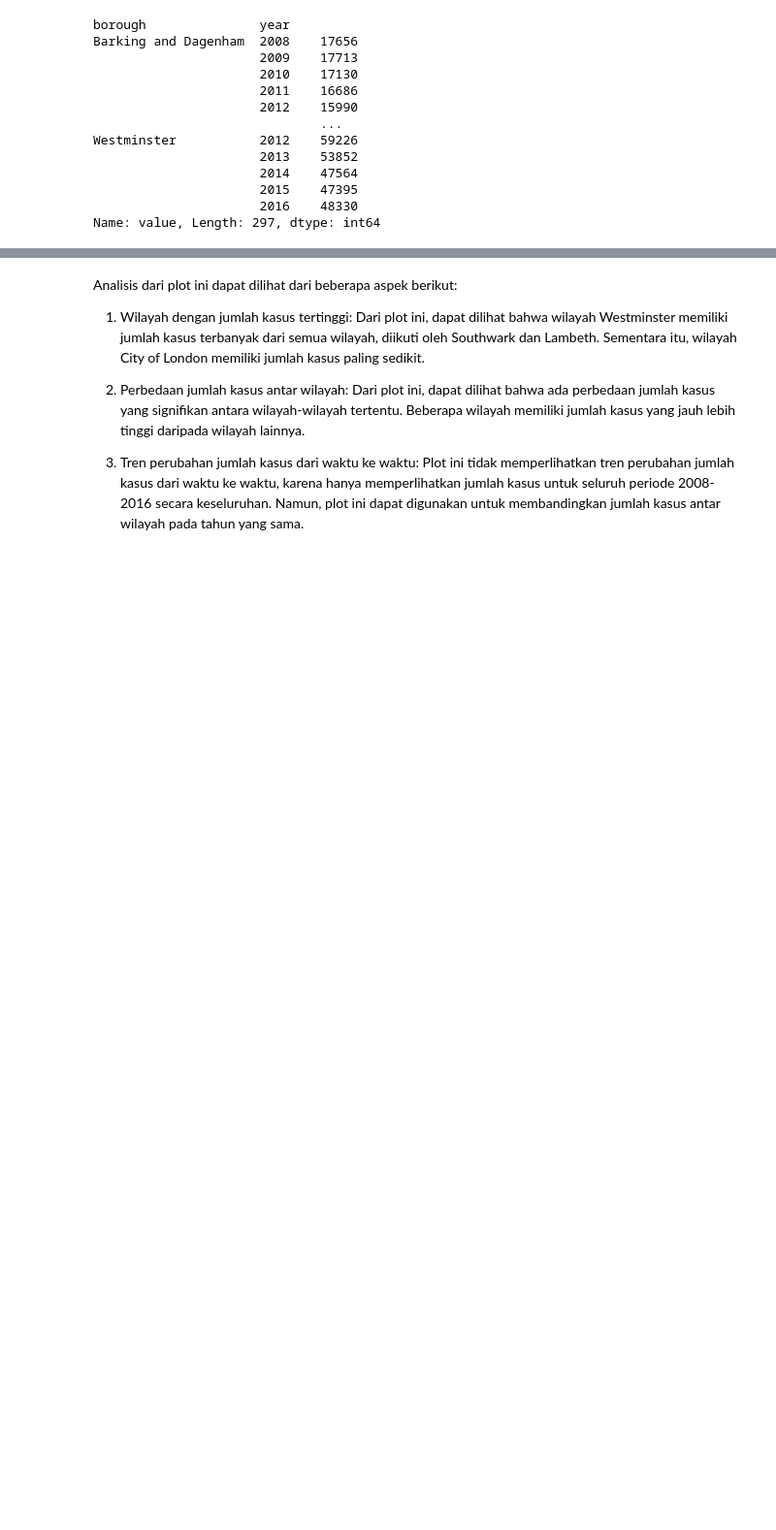
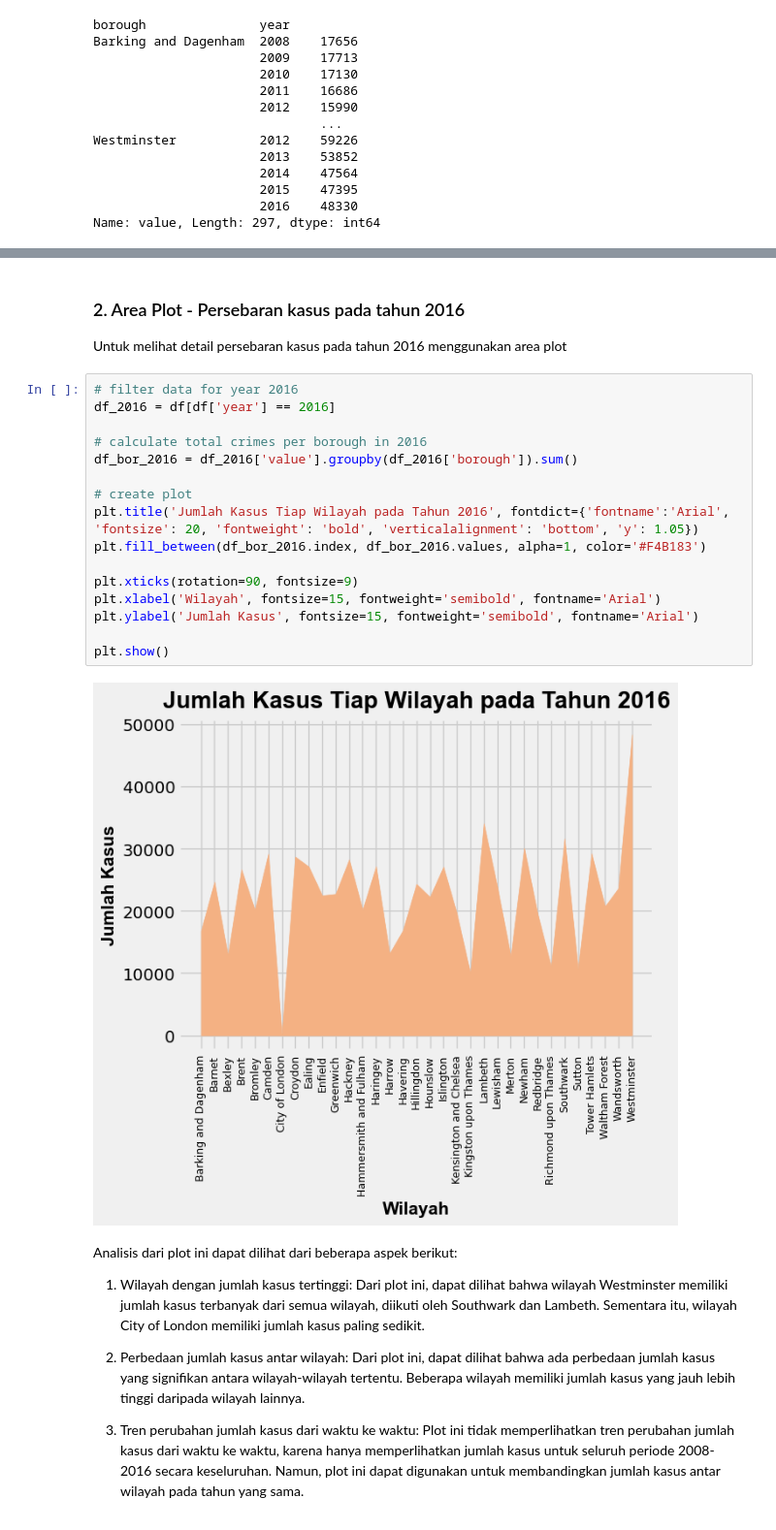
Before and after one commit to nuraln/python-01, a Jupyter notebook: data-crime-analism.ipynb, the cells around one changed output, grey strips where cells are left out. Shown at 97% size. Cells and saved outputs as stored; diff of their text form; blank space fills up the shorter version.

```diff
--- a/data-crime-analism.ipynb
+++ b/data-crime-analism.ipynb
@@ -264,3 +270,24 @@ plt.show()
+# %% [markdown]
+### 2. Area Plot - Persebaran kasus pada tahun 2016
+Untuk melihat detail persebaran kasus pada tahun 2016 menggunakan area plot
+# %%
+# filter data for year 2016
+df_2016 = df[df['year'] == 2016]
+
+# calculate total crimes per borough in 2016
+df_bor_2016 = df_2016['value'].groupby(df_2016['borough']).sum()
+
+# create plot
+plt.title('Jumlah Kasus Tiap Wilayah pada Tahun 2016', fontdict={'fontname':'Arial', 'fontsize': 20, 'fontweight': 'bold', 'verticalalignment': 'bottom', 'y': 1.05})
+plt.fill_between(df_bor_2016.index, df_bor_2016.values, alpha=1, color='#F4B183')
+
+plt.xticks(rotation=90, fontsize=9)
+plt.xlabel('Wilayah', fontsize=15, fontweight='semibold', fontname='Arial')
+plt.ylabel('Jumlah Kasus', fontsize=15, fontweight='semibold', fontname='Arial')
+
+plt.show()
+# %% [output]
+[figure, added]
 # %% [markdown]
 Analisis dari plot ini dapat dilihat dari beberapa aspek berikut:
 
```
Also changed, not shown: parts of 23 cells of this notebook, 1 other file.
